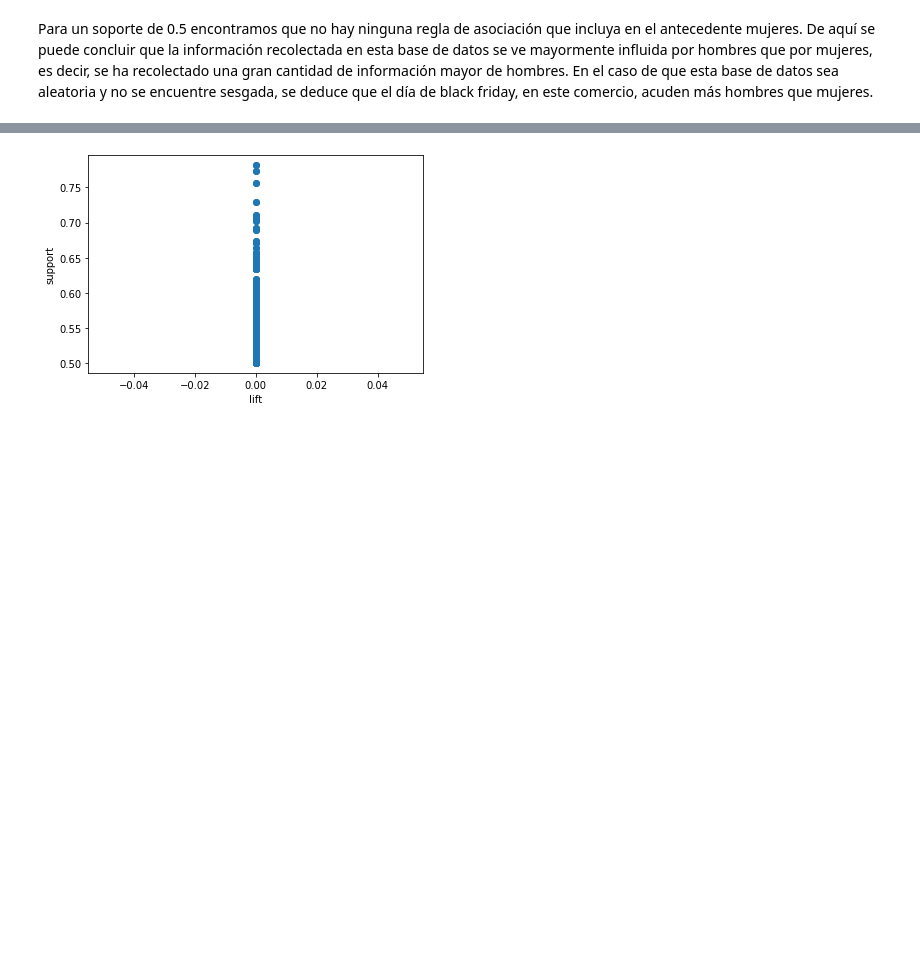
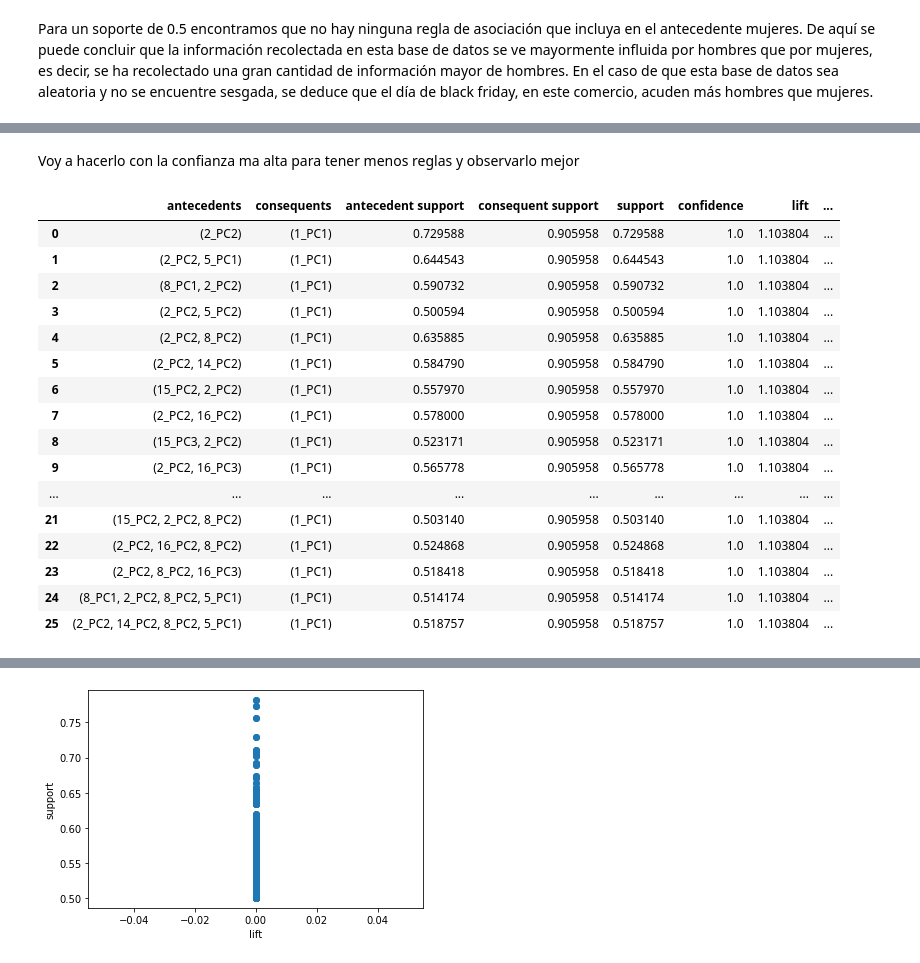
Before and after one commit to patriciamediavilla/L2, a Jupyter notebook: L2P1.ipynb, the cells around one changed output, grey strips where cells are left out. Drawn from its saved outputs; the diff is of its cells as text; code cells hidden in the pictures; blank space fills up the shorter version.

```diff
--- a/L2P1.ipynb
+++ b/L2P1.ipynb
@@ -539,0 +534,23 @@ TypeError: ignored
+# %% [markdown]
+Voy a hacerlo con la confianza ma alta para tener menos reglas y observarlo mejor
+# %%
+reglasperfectas = association_rules(frequent_itemsets, metric='confidence', min_threshold=1)
+reglasperfectas
+# %% [output]
+|  | antecedents | consequents | antecedent support | consequent support | support | confidence | lift | ... |
+| 0 | (2_PC2) | (1_PC1) | 0.729588 | 0.905958 | 0.729588 | 1.0 | 1.103804 | ... |
+| 1 | (2_PC2, 5_PC1) | (1_PC1) | 0.644543 | 0.905958 | 0.644543 | 1.0 | 1.103804 | ... |
+| 2 | (8_PC1, 2_PC2) | (1_PC1) | 0.590732 | 0.905958 | 0.590732 | 1.0 | 1.103804 | ... |
+| 3 | (2_PC2, 5_PC2) | (1_PC1) | 0.500594 | 0.905958 | 0.500594 | 1.0 | 1.103804 | ... |
+| 4 | (2_PC2, 8_PC2) | (1_PC1) | 0.635885 | 0.905958 | 0.635885 | 1.0 | 1.103804 | ... |
+| 5 | (2_PC2, 14_PC2) | (1_PC1) | 0.584790 | 0.905958 | 0.584790 | 1.0 | 1.103804 | ... |
+| 6 | (15_PC2, 2_PC2) | (1_PC1) | 0.557970 | 0.905958 | 0.557970 | 1.0 | 1.103804 | ... |
+| 7 | (2_PC2, 16_PC2) | (1_PC1) | 0.578000 | 0.905958 | 0.578000 | 1.0 | 1.103804 | ... |
+| 8 | (15_PC3, 2_PC2) | (1_PC1) | 0.523171 | 0.905958 | 0.523171 | 1.0 | 1.103804 | ... |
+| 9 | (2_PC2, 16_PC3) | (1_PC1) | 0.565778 | 0.905958 | 0.565778 | 1.0 | 1.103804 | ... |
+| ... | ... | ... | ... | ... | ... | ... | ... | ... |
+| 21 | (15_PC2, 2_PC2, 8_PC2) | (1_PC1) | 0.503140 | 0.905958 | 0.503140 | 1.0 | 1.103804 | ... |
+| 22 | (2_PC2, 16_PC2, 8_PC2) | (1_PC1) | 0.524868 | 0.905958 | 0.524868 | 1.0 | 1.103804 | ... |
+| 23 | (2_PC2, 8_PC2, 16_PC3) | (1_PC1) | 0.518418 | 0.905958 | 0.518418 | 1.0 | 1.103804 | ... |
+| 24 | (8_PC1, 2_PC2, 8_PC2, 5_PC1) | (1_PC1) | 0.514174 | 0.905958 | 0.514174 | 1.0 | 1.103804 | ... |
+| 25 | (2_PC2, 14_PC2, 8_PC2, 5_PC1) | (1_PC1) | 0.518757 | 0.905958 | 0.518757 | 1.0 | 1.103804 | ... |
```
Also changed, not shown: parts of 9 cells of this notebook.
